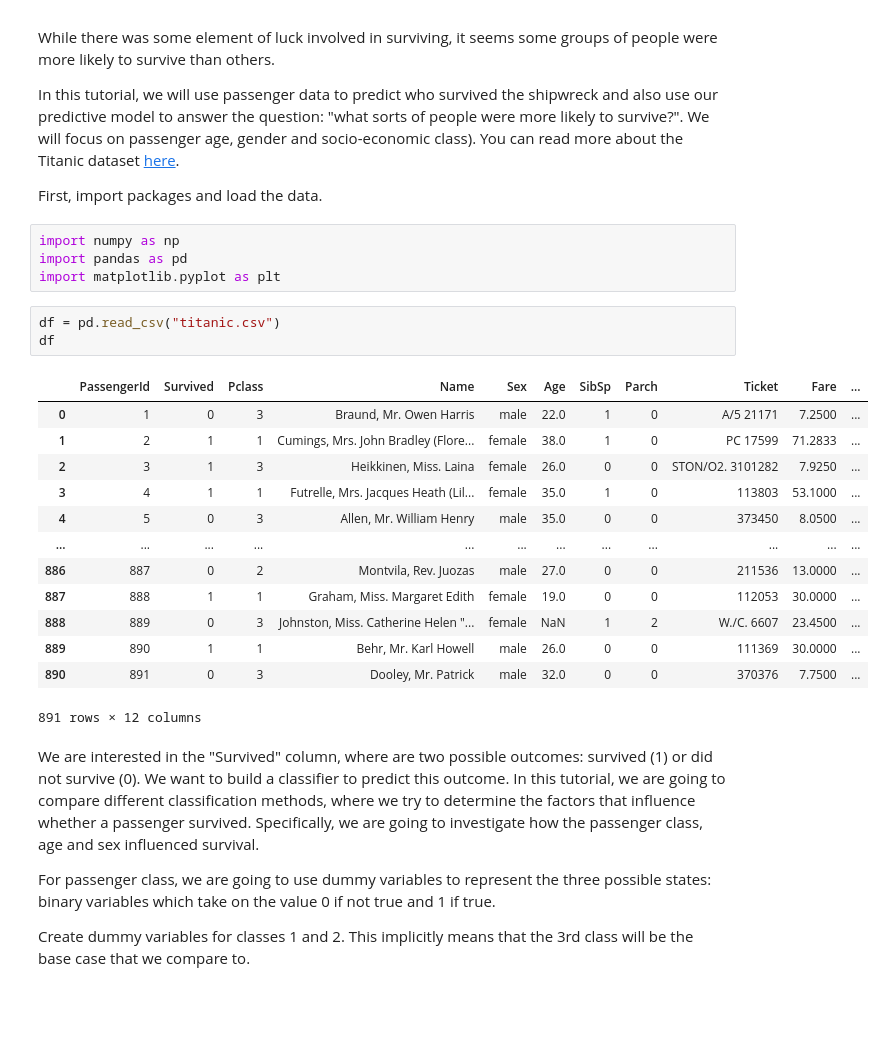
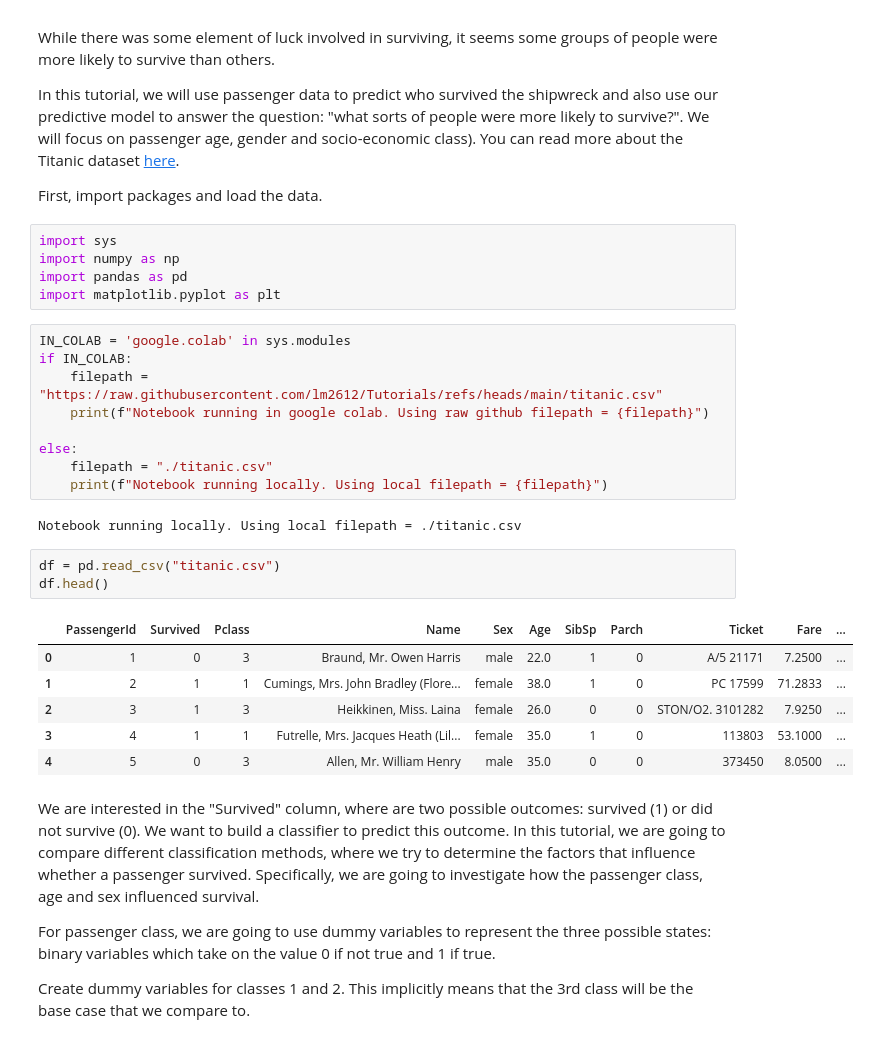
Before and after one commit to lm2612/Tutorials, a Jupyter notebook: 2-Classification_Titanic.ipynb, the cells around one changed output. Cells and saved outputs as stored; diff of their text form; blank space fills up the shorter version.

```diff
--- a/2-Classification_Titanic.ipynb
+++ b/2-Classification_Titanic.ipynb
@@ -11,26 +11,31 @@ In this tutorial, we will use passenger data to predict who survived the shipwre
 
 First, import packages and load the data.
 # %%
+import sys
 import numpy as np
 import pandas as pd
 import matplotlib.pyplot as plt
+# %%
+IN_COLAB = 'google.colab' in sys.modules
+if IN_COLAB:
+    filepath = "https://raw.githubusercontent.com/lm2612/Tutorials/refs/heads/main/titanic.csv"
+    print(f"Notebook running in google colab. Using raw github filepath = {filepath}")
+
+else:
+    filepath = "./titanic.csv"
+    print(f"Notebook running locally. Using local filepath = {filepath}")
+# %% [output]
+Notebook running locally. Using local filepath = ./titanic.csv
 # %%
 df = pd.read_csv("titanic.csv")
-df
+df.head()
 # %% [output]
 |  | PassengerId | Survived | Pclass | Name | Sex | Age | SibSp | Parch | Ticket | Fare | ... |
 | 0 | 1 | 0 | 3 | Braund, Mr. Owen Harris | male | 22.0 | 1 | 0 | A/5 21171 | 7.2500 | ... |
 | 1 | 2 | 1 | 1 | Cumings, Mrs. John Bradley (Flore... | female | 38.0 | 1 | 0 | PC 17599 | 71.2833 | ... |
 | 2 | 3 | 1 | 3 | Heikkinen, Miss. Laina | female | 26.0 | 0 | 0 | STON/O2. 3101282 | 7.9250 | ... |
 | 3 | 4 | 1 | 1 | Futrelle, Mrs. Jacques Heath (Lil... | female | 35.0 | 1 | 0 | 113803 | 53.1000 | ... |
 | 4 | 5 | 0 | 3 | Allen, Mr. William Henry | male | 35.0 | 0 | 0 | 373450 | 8.0500 | ... |
-| ... | ... | ... | ... | ... | ... | ... | ... | ... | ... | ... | ... |
-| 886 | 887 | 0 | 2 | Montvila, Rev. Juozas | male | 27.0 | 0 | 0 | 211536 | 13.0000 | ... |
-| 887 | 888 | 1 | 1 | Graham, Miss. Margaret Edith | female | 19.0 | 0 | 0 | 112053 | 30.0000 | ... |
-| 888 | 889 | 0 | 3 | Johnston, Miss. Catherine Helen "... | female | NaN | 1 | 2 | W./C. 6607 | 23.4500 | ... |
-| 889 | 890 | 1 | 1 | Behr, Mr. Karl Howell | male | 26.0 | 0 | 0 | 111369 | 30.0000 | ... |
-| 890 | 891 | 0 | 3 | Dooley, Mr. Patrick | male | 32.0 | 0 | 0 | 370376 | 7.7500 | ... |
-891 rows × 12 columns
 # %% [markdown]
 We are interested in the "Survived" column, where are two possible outcomes: survived (1) or did not survive (0). We want to build a classifier to predict this outcome. In this tutorial, we are going to compare different classification methods, where we try to determine the factors that influence whether a passenger survived.
 Specifically, we are going to investigate how the passenger class, age and sex influenced survival.
```
Also changed, not shown: parts of 1 cell of this notebook, 1 other file.
